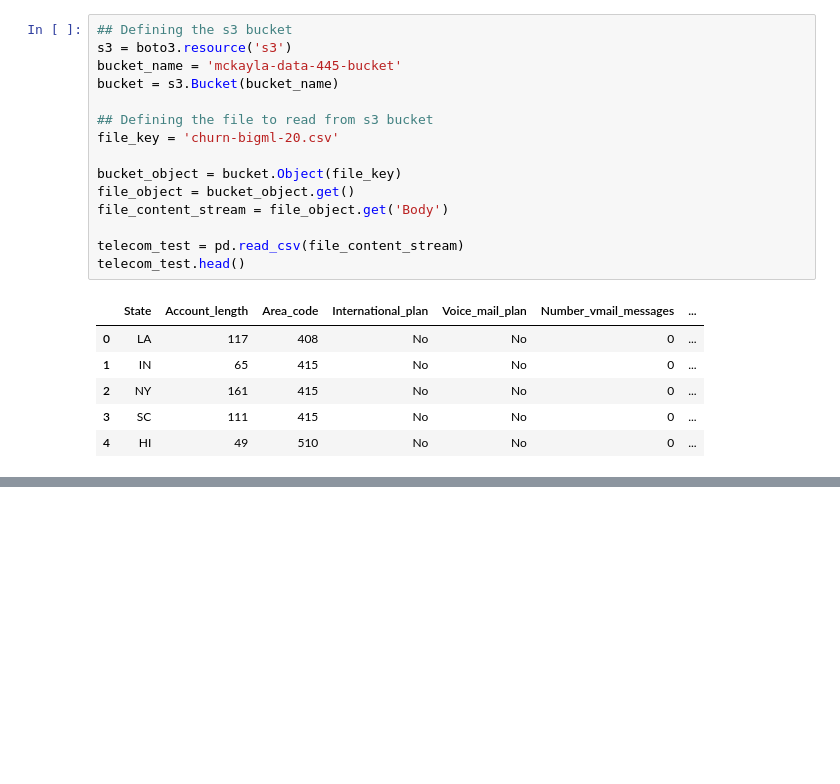
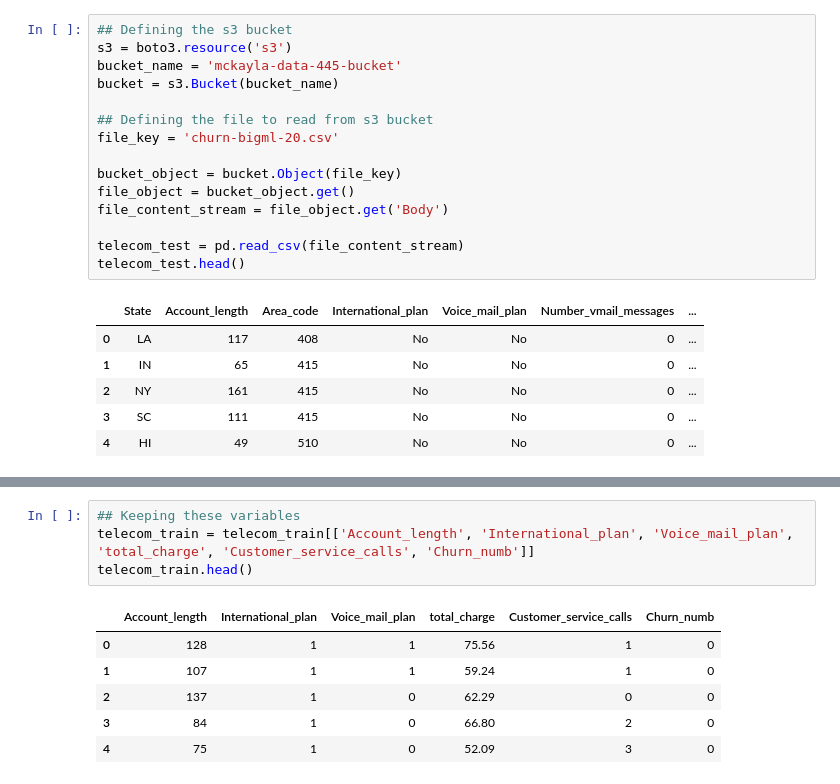
Before and after one commit to Babinmck/DATA445, a Jupyter notebook: Exams/Exam_2.ipynb, the cells around one changed output, grey strips where cells are left out. Drawn from its saved outputs; the diff is of its cells as text; blank space fills up the shorter version.

```diff
--- a/Exams/Exam_2.ipynb
+++ b/Exams/Exam_2.ipynb
@@ -160,0 +197,11 @@ telecom_test.head()
+# %%
+## Keeping these variables
+telecom_train = telecom_train[['Account_length', 'International_plan', 'Voice_mail_plan', 'total_charge', 'Customer_service_calls', 'Churn_numb']]
+telecom_train.head()
+# %% [output]
+|  | Account_length | International_plan | Voice_mail_plan | total_charge | Customer_service_calls | Churn_numb |
+| 0 | 128 | 1 | 1 | 75.56 | 1 | 0 |
+| 1 | 107 | 1 | 1 | 59.24 | 1 | 0 |
+| 2 | 137 | 1 | 0 | 62.29 | 0 | 0 |
+| 3 | 84 | 1 | 0 | 66.80 | 2 | 0 |
+| 4 | 75 | 1 | 0 | 52.09 | 3 | 0 |
```
Also changed, not shown: parts of 21 cells of this notebook.
